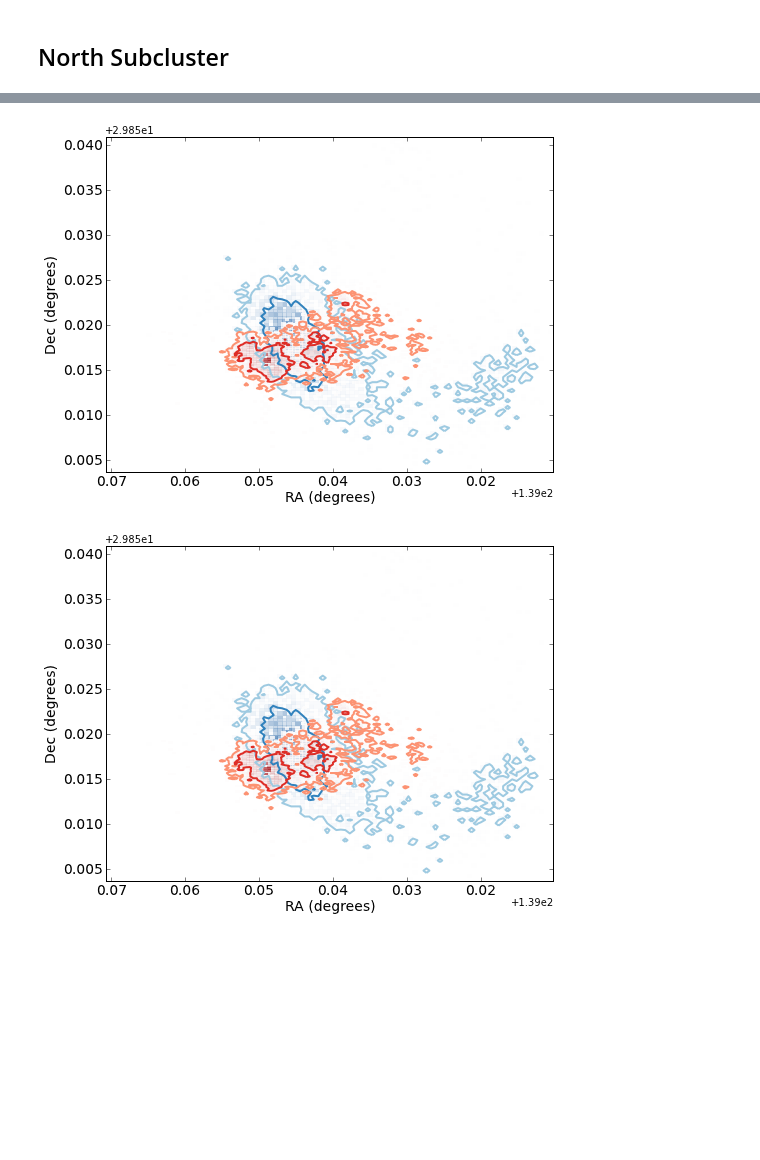
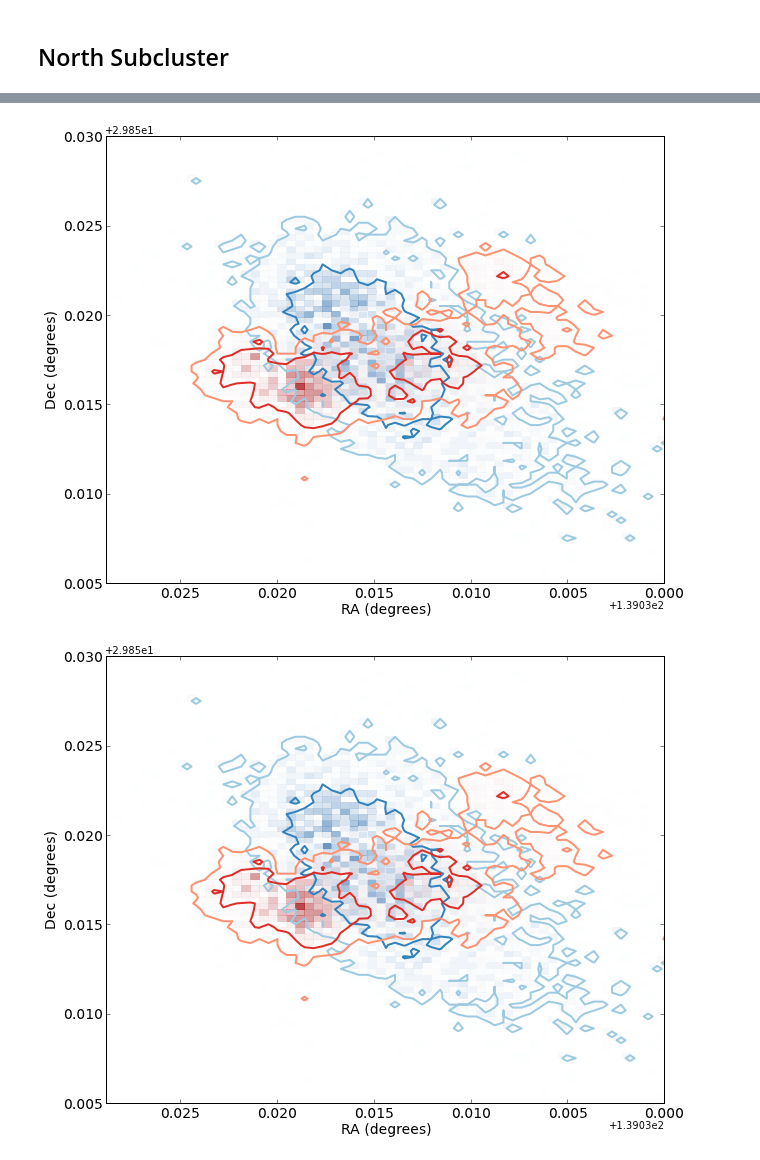
Before and after one commit to wadawson/dissertation, a Jupyter notebook: Chapter4/AnalysisFiles/CentroidCalculations_pzpen.ipynb, the cells around one changed output, grey strips where cells are left out. Drawn from its saved outputs; the diff is of its cells as text; code cells hidden in the pictures; blank space fills up the shorter version.

```diff
--- a/Chapter4/AnalysisFiles/CentroidCalculations_pzpen.ipynb
+++ b/Chapter4/AnalysisFiles/CentroidCalculations_pzpen.ipynb
@@ -24,7 +24,7 @@ N_bins = 50
 # Weak lensing centroid
 catalog1 = '/Users/dawson/SkyDrive/Research/Clusters/DLSCL09162953/WeakLensing/Center/HST/10000bootstrap/HSTwlsouth10000_centroidcoords.pickle'
 # Galaxy centroid
-catalog2 = '/Users/dawson/Git/dissertation/Chapter4/galden_pzpen_10000_south_centroidcoords.pickle'
+catalog2 = '/Users/dawson/Git/dissertation/Chapter4/AnalysisFiles/galden_pzpen_10000_south_centroidcoords.pickle'
 # %%
 # I had to create files without a 3 axis of bootstraps to be able to read the wcs header in with pywcs
 fits1 = '/Users/dawson/SkyDrive/Research/Clusters/DLSCL09162953/WeakLensing/HST/topoAnalysis/DLSCL0916_hst_ri0094ro2_noboot_15bin_pofz_imgwcsv1.fits'
@@ -378,7 +396,7 @@ pylab.savefig(filename)
 # Weak lensing centroid
 catalog1 = '/Users/dawson/SkyDrive/Research/Clusters/DLSCL09162953/WeakLensing/Center/HST/10000bootstrap/HSTwlnorth10000_centroidcoords.pickle'
 # Galaxy centroid
-catalog2 = '/Users/dawson/Git/dissertation/Chapter4/galden_pzpen_10000_north_centroidcoords.pickle'
+catalog2 = '/Users/dawson/Git/dissertation/Chapter4/AnalysisFiles/galden_pzpen_10000_north_centroidcoords.pickle'
 # %%
 # unpickle the catalogs
 f = open(catalog1)
@@ -459,8 +495,8 @@ pylab.savefig(filename)
 # %%
-histplot2d(ra1,dec1,ra2,dec2,'northcentroids',prob=None,N_bins=100,histrange=None,x_lim=None,y_lim=None,x_label='RA (degrees)',y_label='Dec (degrees)',legend=None)
+histplot2d(ra1,dec1,ra2,dec2,'northcentroids',prob=None,N_bins=75,histrange=[139.025,139.06,29.855,29.88],x_lim=(139.0588,139.03),y_lim=(29.855,29.88),x_label='RA (degrees)',y_label='Dec (degrees)',legend=None)
 # %% [output]
-[figure, old version]
+[figure, new version]
-[figure, old version]
+[figure, new version]
 # %%
 fig = figure()
 plot(x1_p,y1_p,'b,',label='WL Centroid')
```
Also changed, not shown: parts of 22 cells of this notebook, 9 other files.
